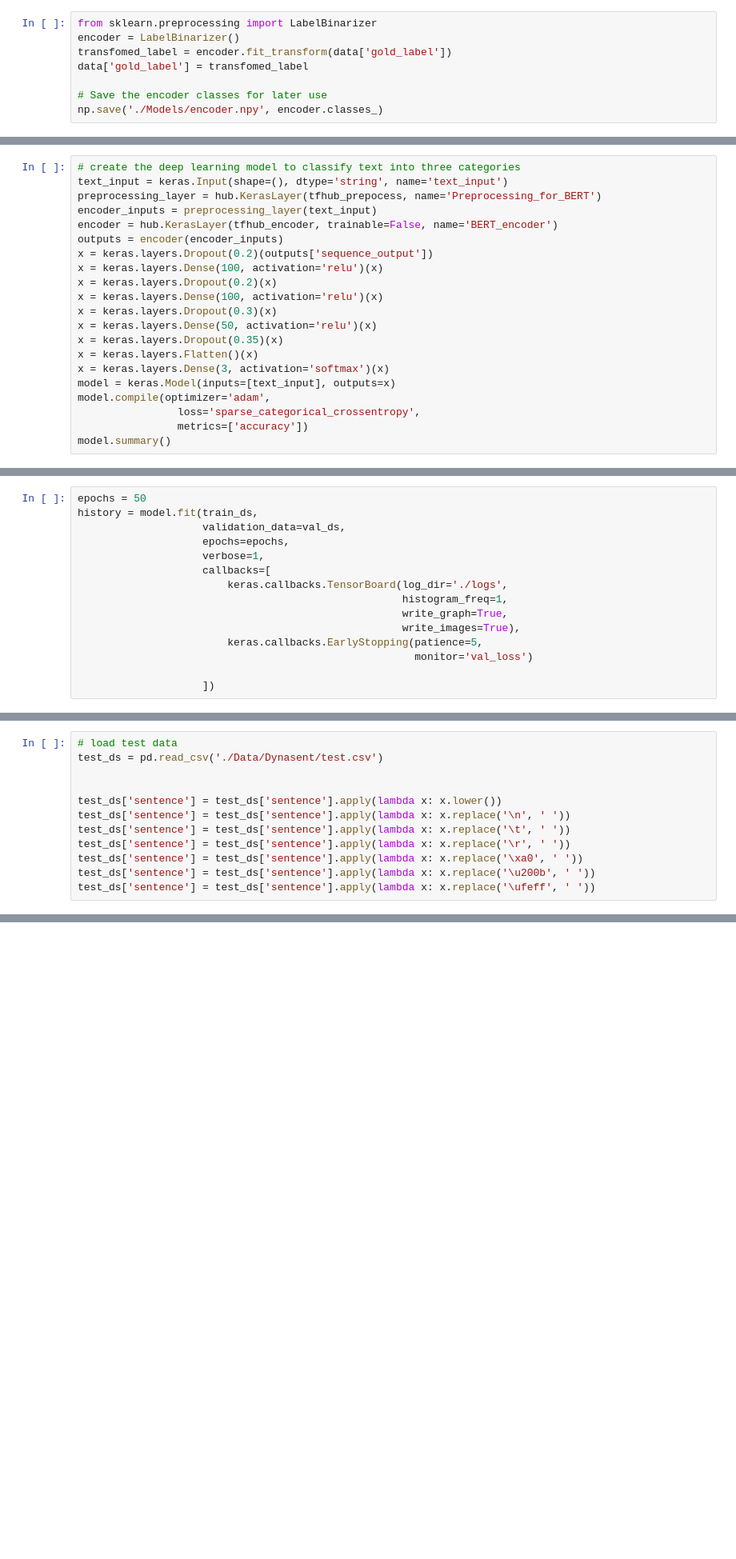
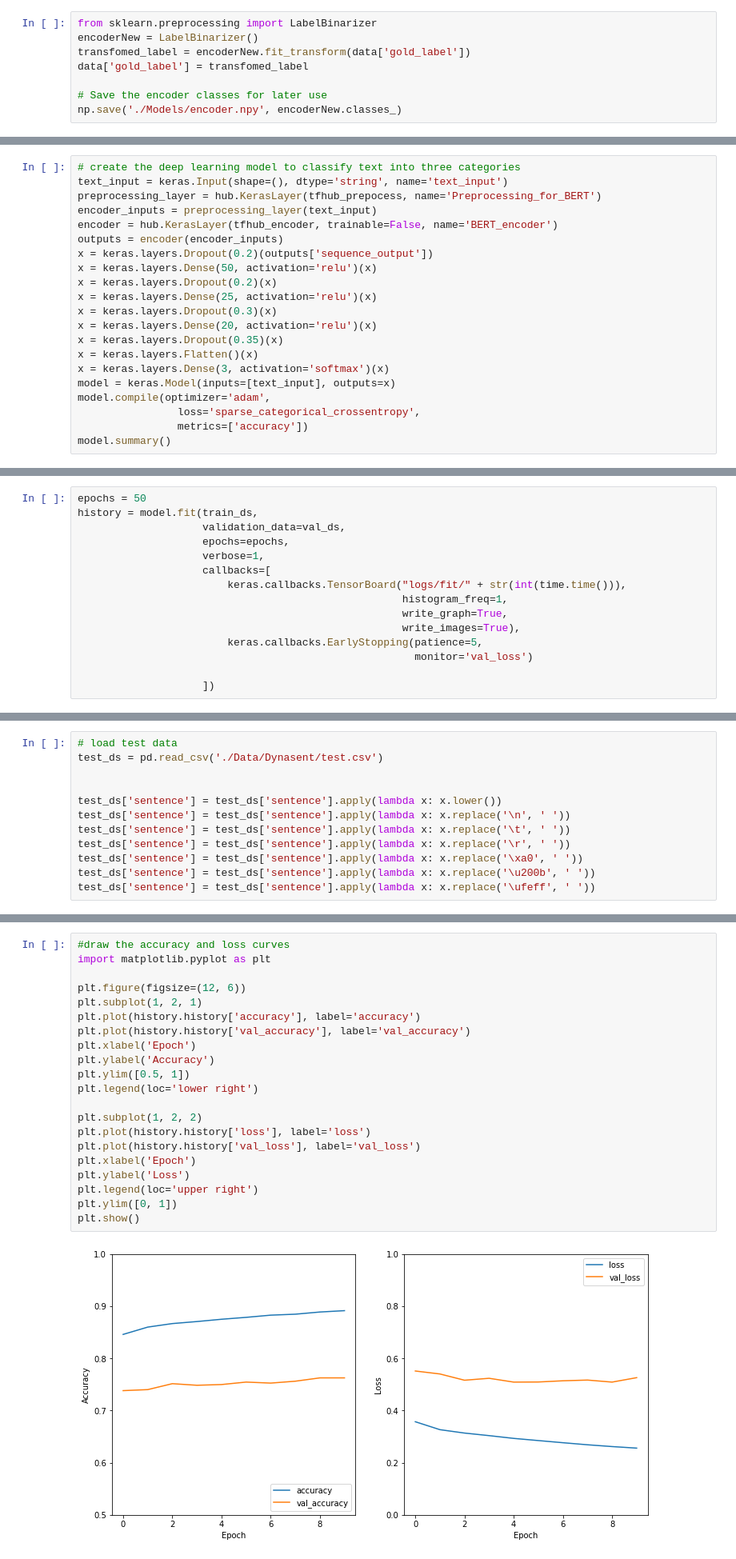
Before and after one commit to Research-Recruit-AI-SLIIT/Research-Codebase, a Jupyter notebook: Knowledge and Attitude Evaluation/Mindset Evaluation/mindsetevaluation.ipynb, the cells around one changed output, grey strips where cells are left out. Shown at 80% size. Cells and saved outputs as stored; diff of their text form; blank space fills up the shorter version.

Commit message:
answer evaluation model modifications

```diff
--- a/Knowledge and Attitude Evaluation/Mindset Evaluation/mindsetevaluation.ipynb
+++ b/Knowledge and Attitude Evaluation/Mindset Evaluation/mindsetevaluation.ipynb
@@ -20,12 +20,12 @@ import numpy as np
 data = pd.read_csv('./Data/Dynasent/train.csv')
 # %%
 from sklearn.preprocessing import LabelBinarizer
-encoder = LabelBinarizer()
-transfomed_label = encoder.fit_transform(data['gold_label'])
+encoderNew = LabelBinarizer()
+transfomed_label = encoderNew.fit_transform(data['gold_label'])
 data['gold_label'] = transfomed_label
 
 # Save the encoder classes for later use
-np.save('./Models/encoder.npy', encoder.classes_)
+np.save('./Models/encoder.npy', encoderNew.classes_)
 # %%
 # data preprocessing
 data['sentence'] = data['sentence'].apply(lambda x: x.lower())
@@ -73,11 +73,11 @@ encoder_inputs = preprocessing_layer(text_input)
 encoder = hub.KerasLayer(tfhub_encoder, trainable=False, name='BERT_encoder')
 outputs = encoder(encoder_inputs)
 x = keras.layers.Dropout(0.2)(outputs['sequence_output'])
-x = keras.layers.Dense(100, activation='relu')(x)
+x = keras.layers.Dense(50, activation='relu')(x)
 x = keras.layers.Dropout(0.2)(x)
-x = keras.layers.Dense(100, activation='relu')(x)
+x = keras.layers.Dense(25, activation='relu')(x)
 x = keras.layers.Dropout(0.3)(x)
-x = keras.layers.Dense(50, activation='relu')(x)
+x = keras.layers.Dense(20, activation='relu')(x)
 x = keras.layers.Dropout(0.35)(x)
 x = keras.layers.Flatten()(x)
 x = keras.layers.Dense(3, activation='softmax')(x)
@@ -111,7 +119,7 @@ history = model.fit(train_ds,
                     epochs=epochs,
                     verbose=1,
                     callbacks=[
-                        keras.callbacks.TensorBoard(log_dir='./logs',
+                        keras.callbacks.TensorBoard("logs/fit/" + str(int(time.time())),
                                                     histogram_freq=1,
                                                     write_graph=True,
                                                     write_images=True),
@@ -180,3 +192,26 @@ Test accuracy: 0.7836111187934875
+# %%
+#draw the accuracy and loss curves
+import matplotlib.pyplot as plt
+
+plt.figure(figsize=(12, 6))
+plt.subplot(1, 2, 1)
+plt.plot(history.history['accuracy'], label='accuracy')
+plt.plot(history.history['val_accuracy'], label='val_accuracy')
+plt.xlabel('Epoch')
+plt.ylabel('Accuracy')
+plt.ylim([0.5, 1])
+plt.legend(loc='lower right')
+
+plt.subplot(1, 2, 2)
+plt.plot(history.history['loss'], label='loss')
+plt.plot(history.history['val_loss'], label='val_loss')
+plt.xlabel('Epoch')
+plt.ylabel('Loss')
+plt.legend(loc='upper right')
+plt.ylim([0, 1])
+plt.show()
+# %% [output]
+[figure, added]
 # %%
 # Test Model with Sample Test Data
 text = 'There were members who do not contribute for the projects. Actually I do not prefer to work with a team'
```
Also changed, not shown: parts of 10 cells of this notebook, 2 other files.
